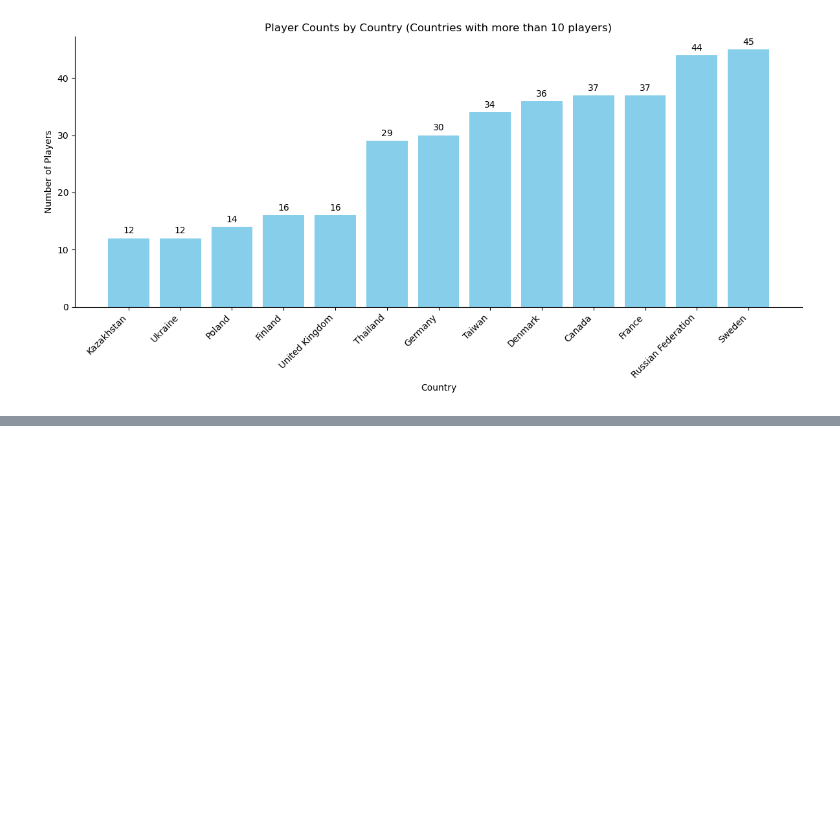
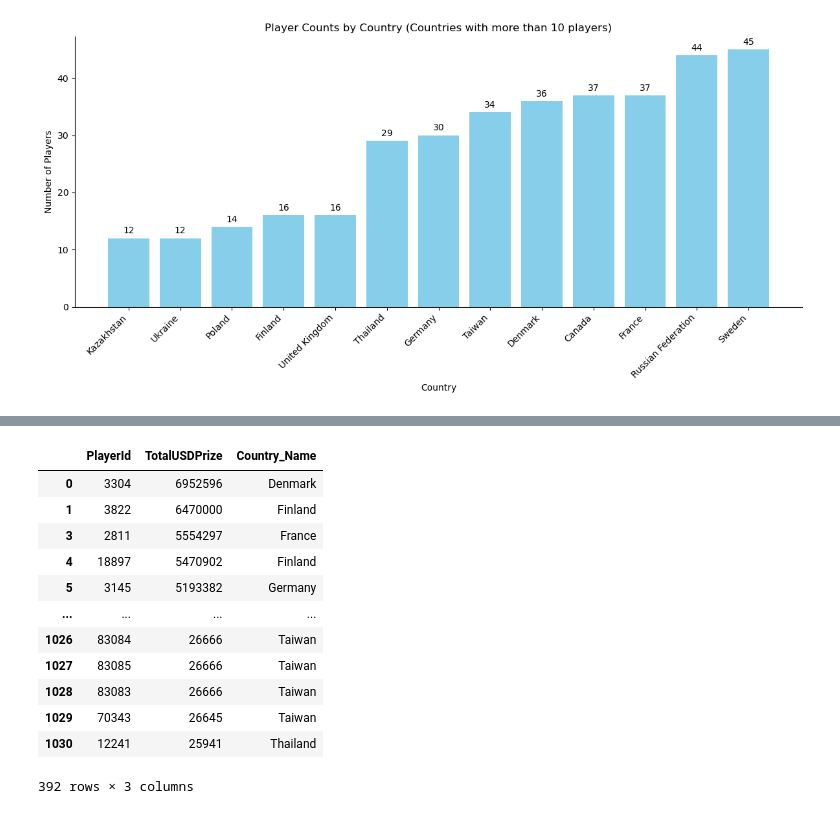
Before and after one commit to Natphipps/ESports-Financial-Analysis, a Jupyter notebook: Jup_File_Aron.ipynb, the cells around one changed output, grey strips where cells are left out. Drawn from its saved outputs; the diff is of its cells as text; code cells hidden in the pictures; blank space fills up the shorter version.

```diff
--- a/Jup_File_Aron.ipynb
+++ b/Jup_File_Aron.ipynb
@@ -490 +495,19 @@ country
+# %%
+filtered_players = players[players['Country_Name'].isin(countries_with_10)]
+filtered_players=filtered_players.drop(['CurrentHandle','Continent_Name','Game','NameFirst','NameLast','Genre','CountryCode'],axis=1)
+filtered_players
+# %% [output]
+|  | PlayerId | TotalUSDPrize | Country_Name |
+| 0 | 3304 | 6952596 | Denmark |
+| 1 | 3822 | 6470000 | Finland |
+| 3 | 2811 | 5554297 | France |
+| 4 | 18897 | 5470902 | Finland |
+| 5 | 3145 | 5193382 | Germany |
+| ... | ... | ... | ... |
+| 1026 | 83084 | 26666 | Taiwan |
+| 1027 | 83085 | 26666 | Taiwan |
+| 1028 | 83083 | 26666 | Taiwan |
+| 1029 | 70343 | 26645 | Taiwan |
+| 1030 | 12241 | 25941 | Thailand |
+392 rows × 3 columns
 # %%
```
Also changed, not shown: parts of 10 cells of this notebook.
